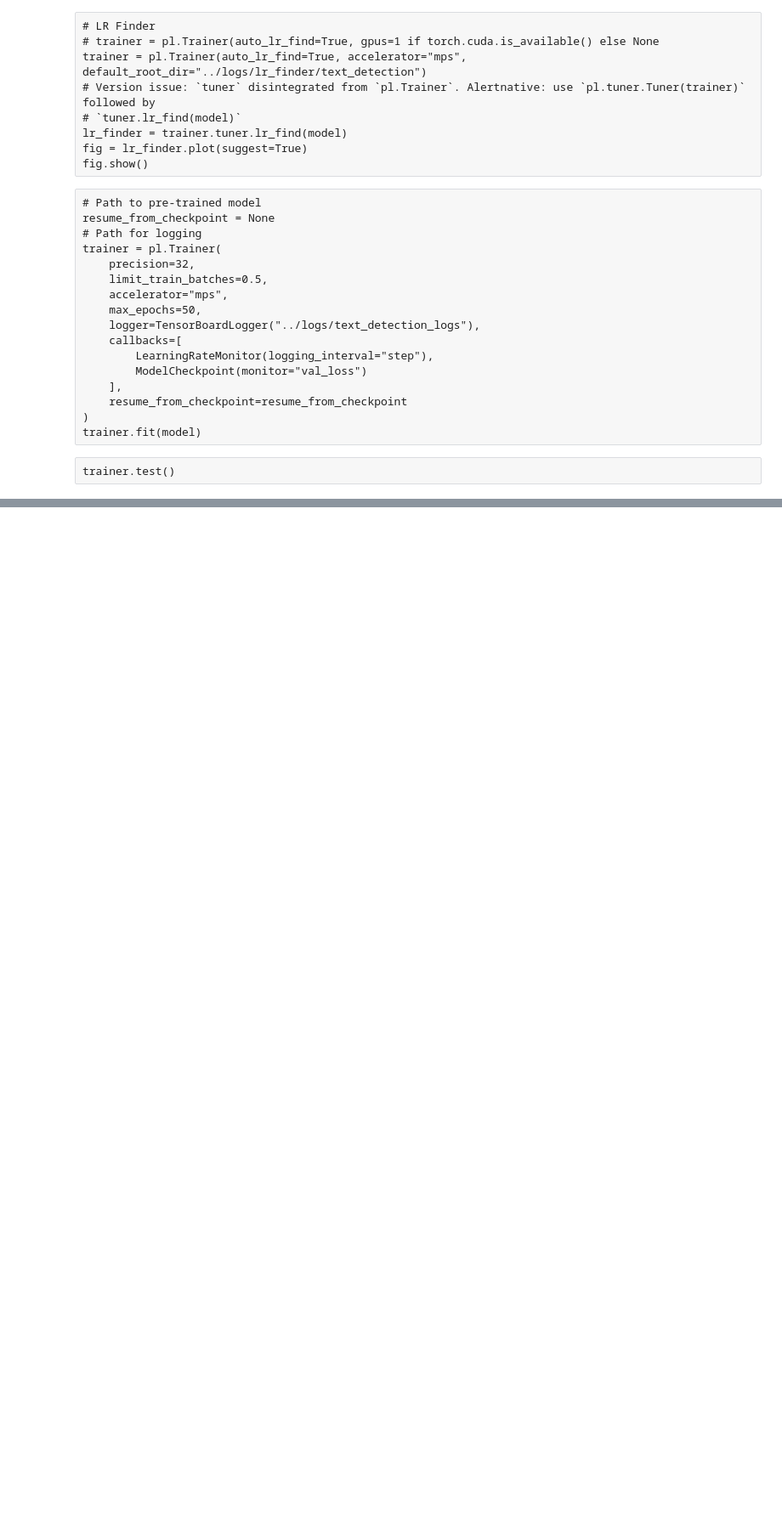
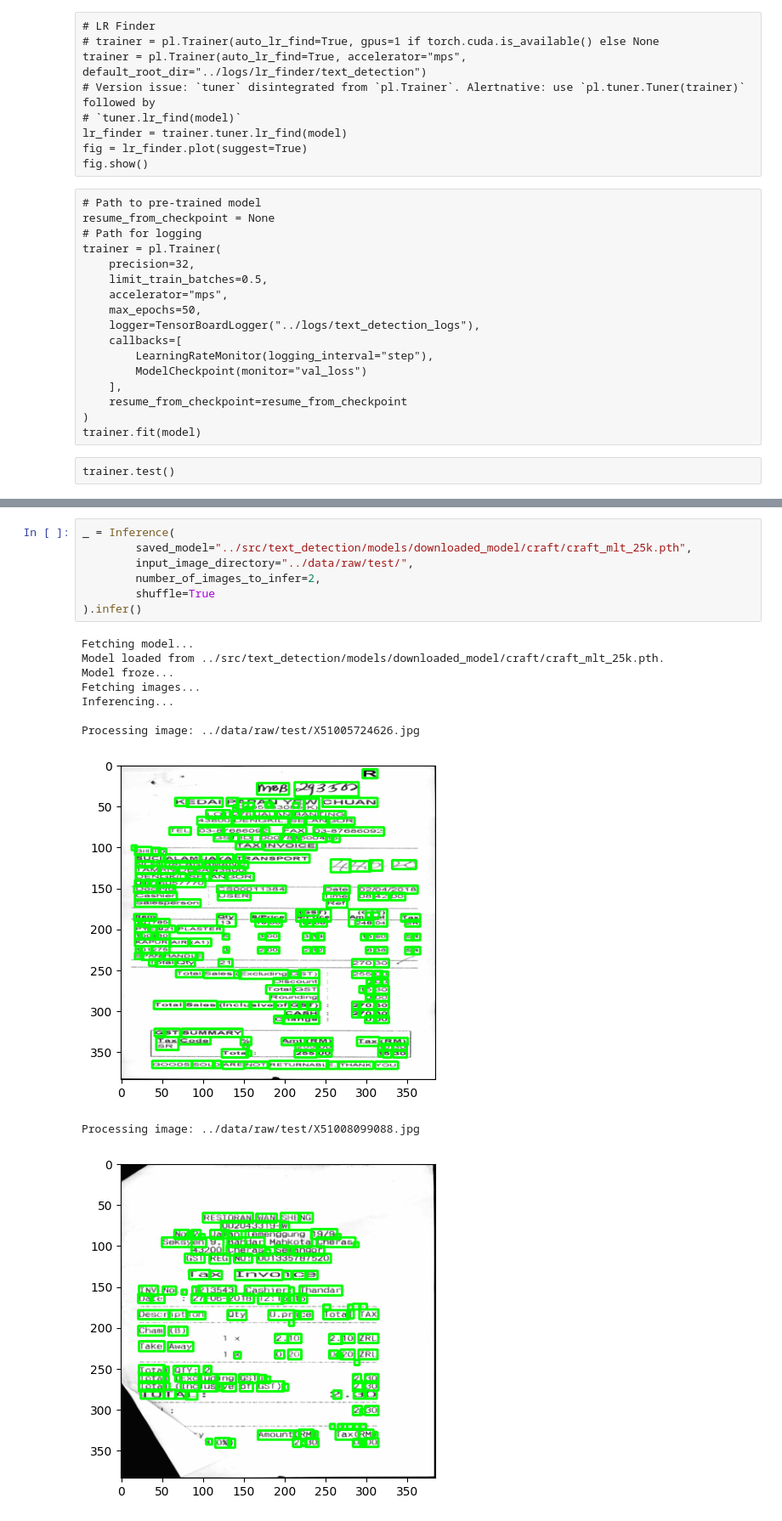
Before and after one commit to NikhilKamathB/OCR, a Jupyter notebook: nbs/Text Detection Notebook.ipynb, the cells around one changed output, grey strips where cells are left out. Shown at 85% size. Saved outputs shown, nothing was run; the diff lists cells and outputs as text; blank space fills up the shorter version.

Commit message:
[text-detection] - fixed bugs and updated README.md

```diff
--- a/nbs/Text Detection Notebook.ipynb
+++ b/nbs/Text Detection Notebook.ipynb
@@ -165,0 +169,18 @@ trainer.test()
+# %%
+_ = Inference(
+        saved_model="../src/text_detection/models/downloaded_model/craft/craft_mlt_25k.pth",
+        input_image_directory="../data/raw/test/",
+        number_of_images_to_infer=2,
+        shuffle=True
+).infer()
+# %% [output]
+Fetching model...
+Model loaded from ../src/text_detection/models/downloaded_model/craft/craft_mlt_25k.pth.
+Model froze...
+Fetching images...
+Inferencing...
+
+Processing image: ../data/raw/test/X51005724626.jpg
+[figure, added]
+Processing image: ../data/raw/test/X51008099088.jpg
+[figure, added]
```
Also changed, not shown: parts of 7 cells of this notebook, 8 other files.
